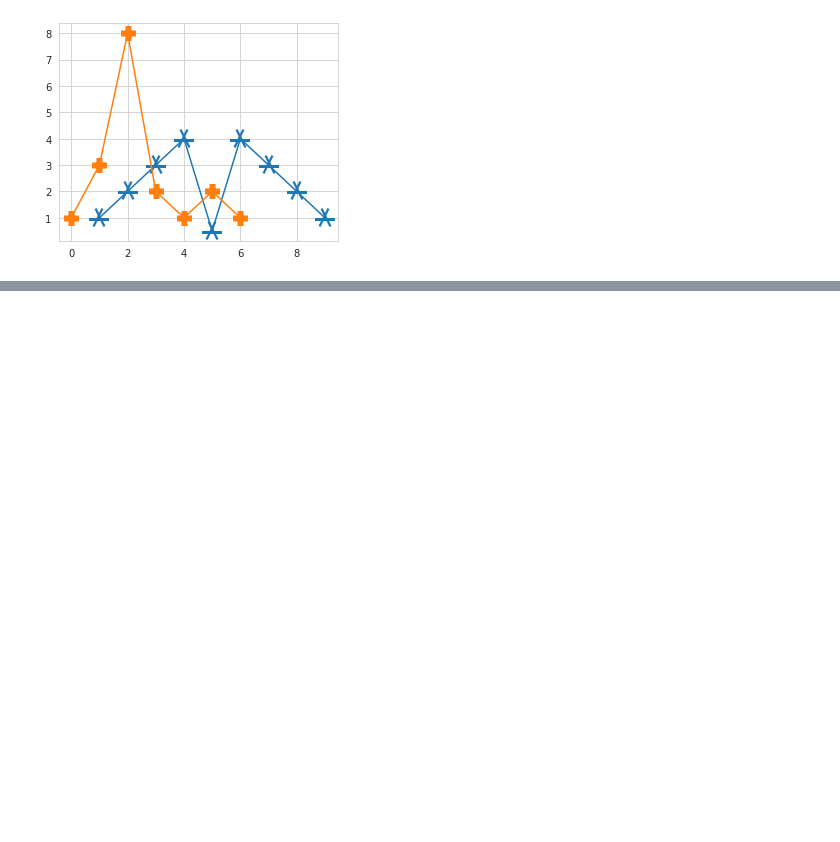
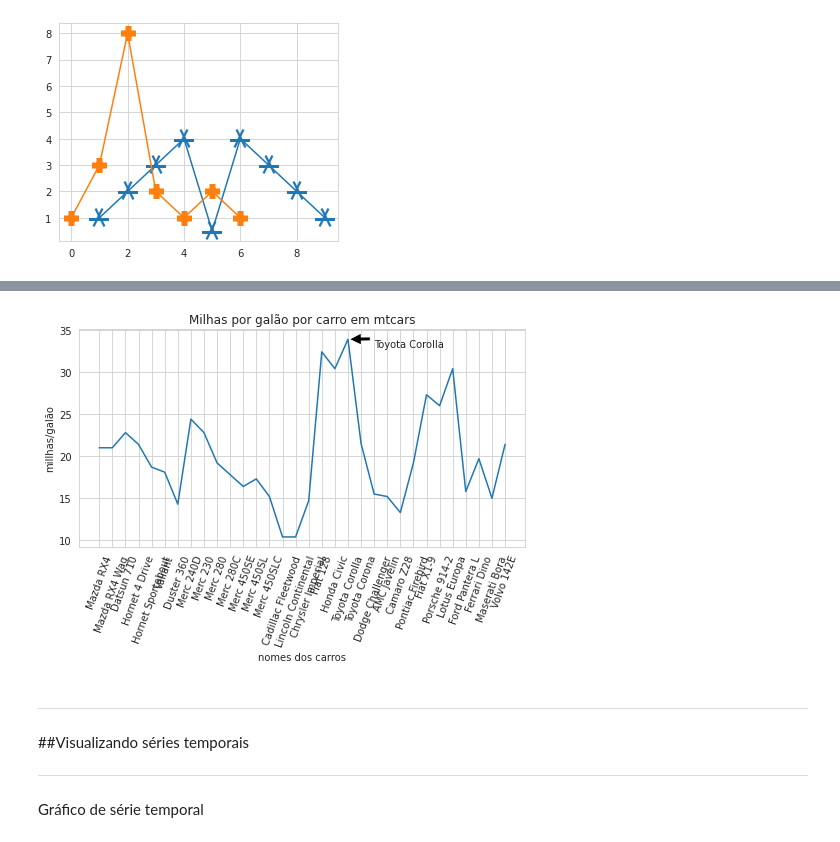
Before and after one commit to joaocbjr/Learn_DataScience, a Jupyter notebook: Cap2_Visualização_de_dados.ipynb, the cells around one changed output, grey strips where cells are left out. Cells and saved outputs as stored; diff of their text form; code cells hidden in the pictures; blank space fills up the shorter version.

```diff
--- a/Cap2_Visualização_de_dados.ipynb
+++ b/Cap2_Visualização_de_dados.ipynb
@@ -151,0 +210,15 @@ plt.show()
+# %%
+plt.plot(mpg)
+plt.title('Milhas por galão por carro em mtcars')
+plt.xlabel('nomes dos carros')
+plt.ylabel('millhas/galão')
+plt.xticks(mpg.index, carros.nomes, rotation=70)
+plt.annotate('Toyota Corolla', xy=(19,33.9), xytext = (21,33),
+           arrowprops=dict(facecolor='black', shrink=0.05))
+plt.show()
+# %% [output]
+[figure, added]
+# %% [markdown]
+___
+##Visualizando séries temporais
+___
@@ -151,0 +236,2 @@ plt.show()
+# %% [markdown]
+Gráfico de série temporal
```
Also changed, not shown: parts of 27 cells of this notebook.
